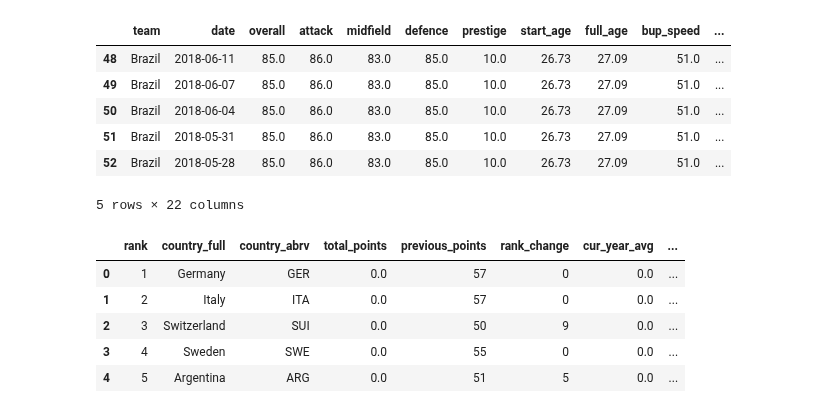
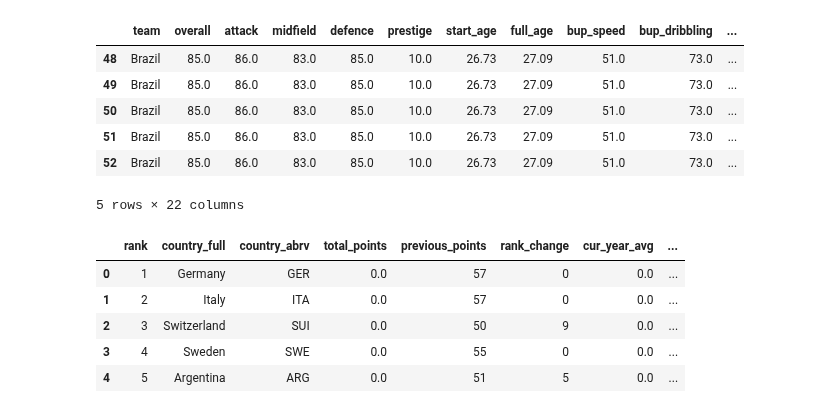
Before and after one commit to AC209aWC2018/World-Cup-2018, a Jupyter notebook: sofifa/sofifa-train-test.ipynb, the cells around one changed output. Cells and saved outputs as stored; diff of their text form; code cells hidden in the pictures.

```diff
--- a/sofifa/sofifa-train-test.ipynb
+++ b/sofifa/sofifa-train-test.ipynb
@@ -28,18 +33,19 @@ score_diff = results['home_score'] - results['away_score']
 results['home_win'] = [0 if score < 0 else 1 if score > 0 else 2 for score in score_diff]
 # %%
 ratings = pd.read_csv('../data/sofifa_final.csv')
-ratings['date'] = pd.to_datetime(ratings['date'])
+ratings['rate_date'] = pd.to_datetime(ratings['date'])
+ratings = ratings.drop(['date'], axis = 1)
 
 # restrict dates
-ratings = ratings[(ratings['date'] > earliest_date) & (ratings['date'] < latest_date)]
+ratings = ratings[(ratings['rate_date'] > earliest_date) & (ratings['rate_date'] < latest_date)]
 ratings.head()
 # %% [output]
-|  | team | date | overall | attack | midfield | defence | prestige | start_age | full_age | bup_speed | ... |
-| 48 | Brazil | 2018-06-11 | 85.0 | 86.0 | 83.0 | 85.0 | 10.0 | 26.73 | 27.09 | 51.0 | ... |
-| 49 | Brazil | 2018-06-07 | 85.0 | 86.0 | 83.0 | 85.0 | 10.0 | 26.73 | 27.09 | 51.0 | ... |
-| 50 | Brazil | 2018-06-04 | 85.0 | 86.0 | 83.0 | 85.0 | 10.0 | 26.73 | 27.09 | 51.0 | ... |
-| 51 | Brazil | 2018-05-31 | 85.0 | 86.0 | 83.0 | 85.0 | 10.0 | 26.73 | 27.09 | 51.0 | ... |
-| 52 | Brazil | 2018-05-28 | 85.0 | 86.0 | 83.0 | 85.0 | 10.0 | 26.73 | 27.09 | 51.0 | ... |
+|  | team | overall | attack | midfield | defence | prestige | start_age | full_age | bup_speed | bup_dribbling | ... |
+| 48 | Brazil | 85.0 | 86.0 | 83.0 | 85.0 | 10.0 | 26.73 | 27.09 | 51.0 | 73.0 | ... |
+| 49 | Brazil | 85.0 | 86.0 | 83.0 | 85.0 | 10.0 | 26.73 | 27.09 | 51.0 | 73.0 | ... |
+| 50 | Brazil | 85.0 | 86.0 | 83.0 | 85.0 | 10.0 | 26.73 | 27.09 | 51.0 | 73.0 | ... |
+| 51 | Brazil | 85.0 | 86.0 | 83.0 | 85.0 | 10.0 | 26.73 | 27.09 | 51.0 | 73.0 | ... |
+| 52 | Brazil | 85.0 | 86.0 | 83.0 | 85.0 | 10.0 | 26.73 | 27.09 | 51.0 | 73.0 | ... |
 5 rows × 22 columns
 # %%
 fifa_rankings = pd.read_csv('../data/fifa_ranking.csv')
```
Also changed, not shown: parts of 28 cells of this notebook.
